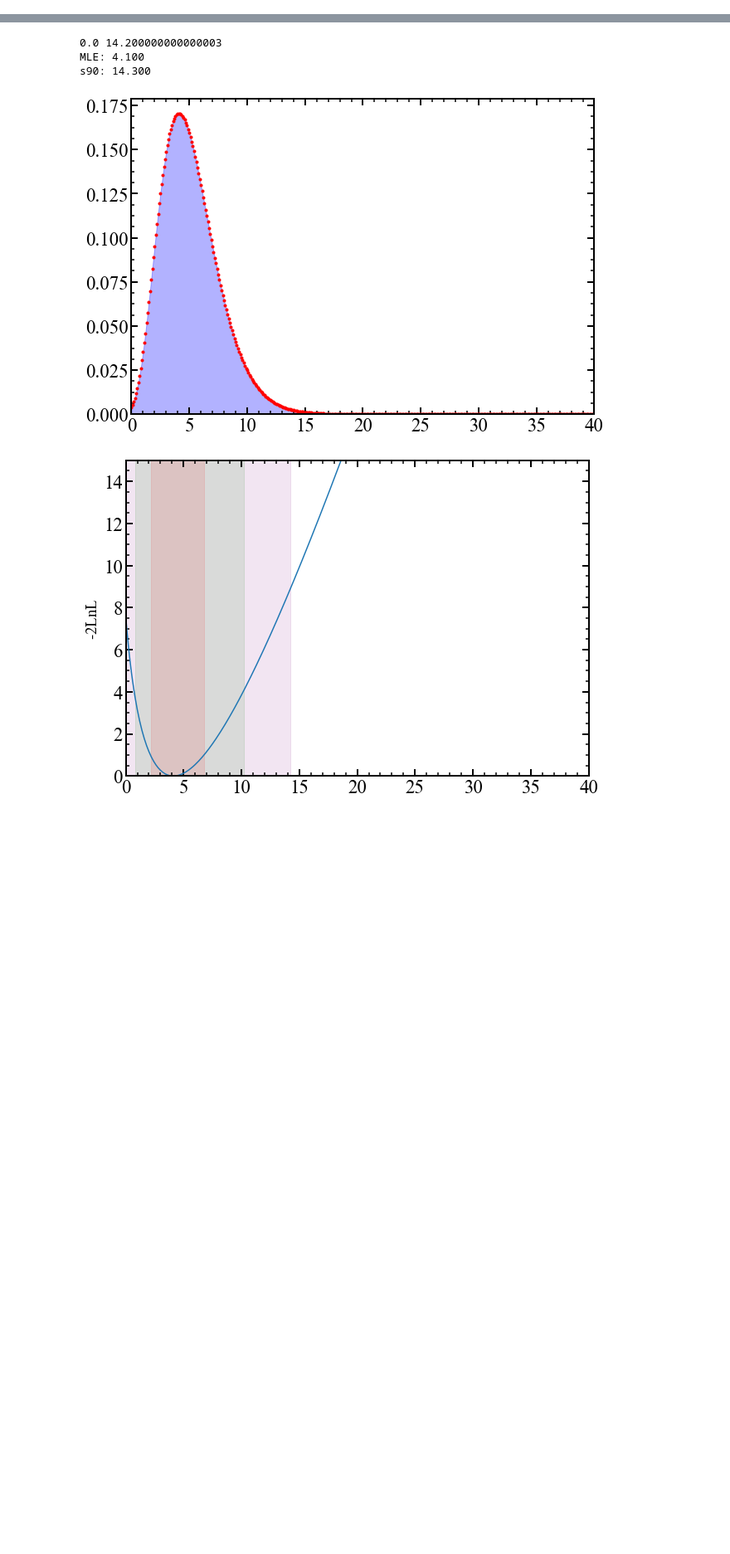
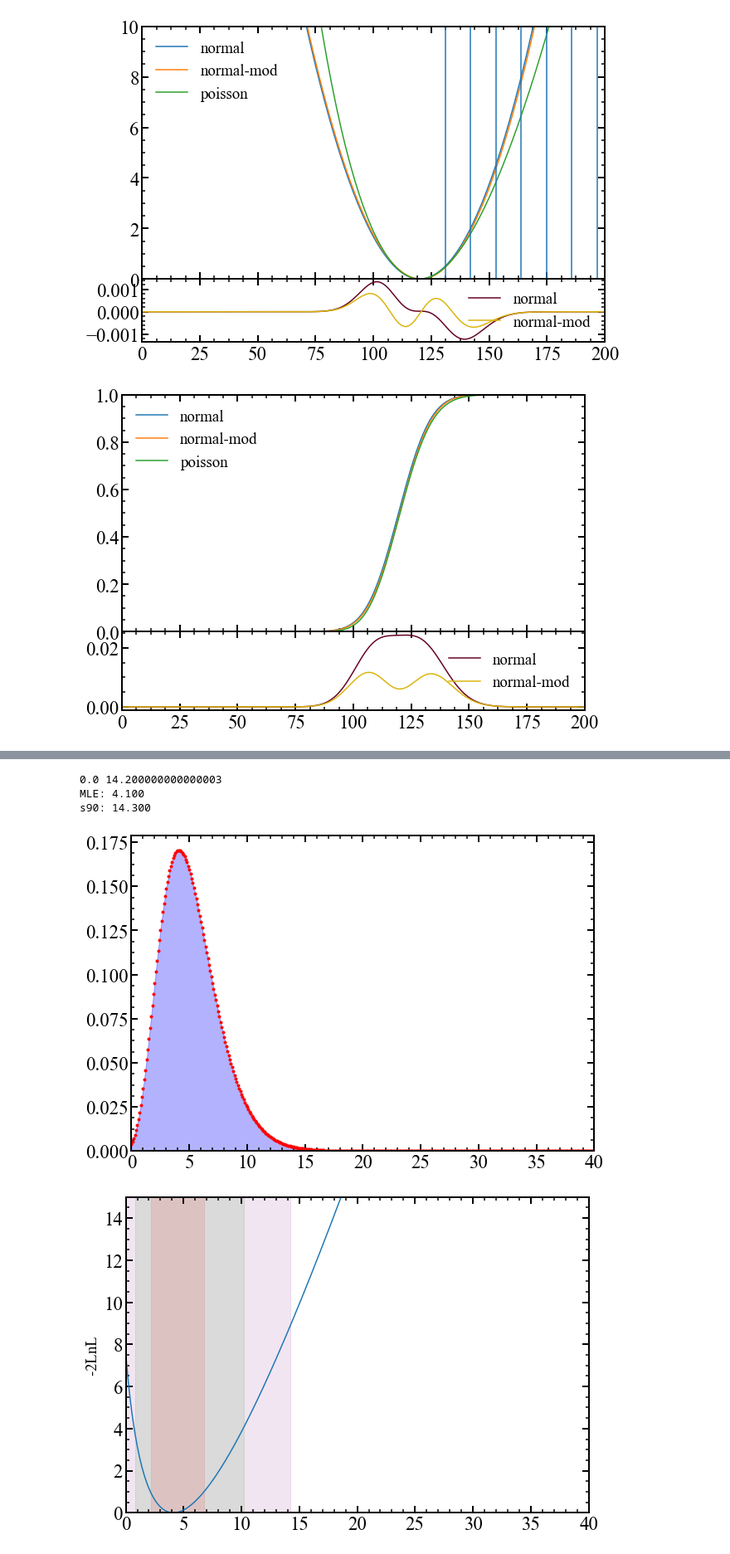
Before and after one commit to MorganAskins/TTD_Watchman, a Jupyter notebook: PoissonLikelihood.ipynb, the cells around one changed output, grey strips where cells are left out. Shown at 83% size. Saved outputs shown, nothing was run; the diff lists cells and outputs as text; code cells hidden in the pictures; blank space fills up the shorter version.

```diff
--- a/PoissonLikelihood.ipynb
+++ b/PoissonLikelihood.ipynb
@@ -0,0 +389,70 @@
+# %%
+￼'''
+For the Poisson distribution above I
+likely need a smooth transition to the normal approximation,
+this is a test of that transition
+'''
+from scipy.special import gamma
+def normal(x,mu):
+    s = (mu)**0.5
+    return (2*np.pi*s**2)**-0.5*np.e**(-(x-mu)**2/2/s**2)
+
+def poisson(x, mu):
+    return x**mu*np.e**(-x)/gamma(mu+1)
+
+mu = 120
+xmax = 200
+x = np.linspace(0, xmax, 201)
+xsig = np.array([1,2,3,4,5,6,7,8])*mu**0.5+mu
+
+fishy = poisson(x, mu)
+normy = normal(x, mu)
+nmod = normal(x, mu+0.5)
+fig, axs = plt.subplots(2,1, sharex=True, gridspec_kw={'height_ratios':[4,1]})
+axs[0].plot(x, -np.log(normy/np.max(normy)), label='normal')
+axs[0].plot(x, -np.log(nmod/np.max(nmod)), label='normal-mod')
+axs[0].plot(x, -np.log(fishy/np.max(fishy)), label='poisson')
+axs[0].legend()
+axs[0].set_xlim(0,xmax)
+axs[0].set_ylim(0,10)
+#axs[0].set_yscale('log')
+#axs[0].set_ylim(1e-4, 1)
+for xs in xsig:
+    axs[0].axvline(xs)
+
+axs[1].plot(x, normy-fishy, color='xkcd:maroon', label='normal')
+axs[1].plot(x, nmod-fishy, color='xkcd:gold', label='normal-mod')
+#axs[1].set_ylim(-0.003, 0.003)
+axs[1].legend(loc='right')
+
+fig.subplots_adjust(hspace=0)
+plt.show()
+
+## repeat for cdf
+def cdf(f):
+    cc = np.cumsum(f)
+    cc = cc / np.max(cc)
+    return cc
+
+cfish = cdf(fishy)
+cnorm = cdf(normy)
+cmod = cdf(nmod)
+
+fig, axs = plt.subplots(2,1, sharex=True, gridspec_kw={'height_ratios':[3,1]})
+axs[0].plot(x, cnorm, label='normal')
+axs[0].plot(x, cmod, label='normal-mod')
+axs[0].plot(x, cfish, label='poisson')
+axs[0].legend()
+axs[0].set_xlim(0,xmax)
+axs[0].set_ylim(0, 1)
+
+axs[1].plot(x, cnorm-cfish, color='xkcd:maroon', label='normal')
+axs[1].plot(x, cmod-cfish, color='xkcd:gold', label='normal-mod')
+#axs[1].set_ylim(-0.003, 0.003)
+axs[1].legend(loc='right')
+
+fig.subplots_adjust(hspace=0)
+plt.show()
+# %% [output]
+[figure, added]
+[figure, added]
```
Also changed, not shown: parts of 15 cells of this notebook.
